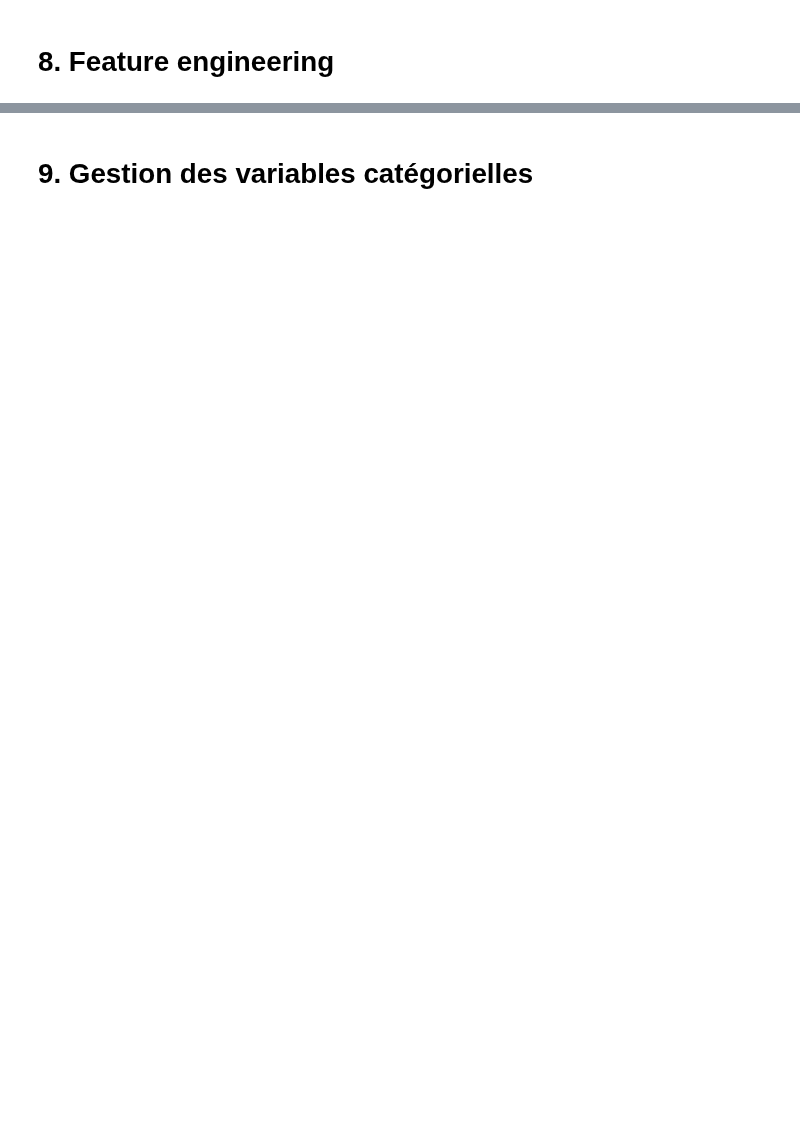
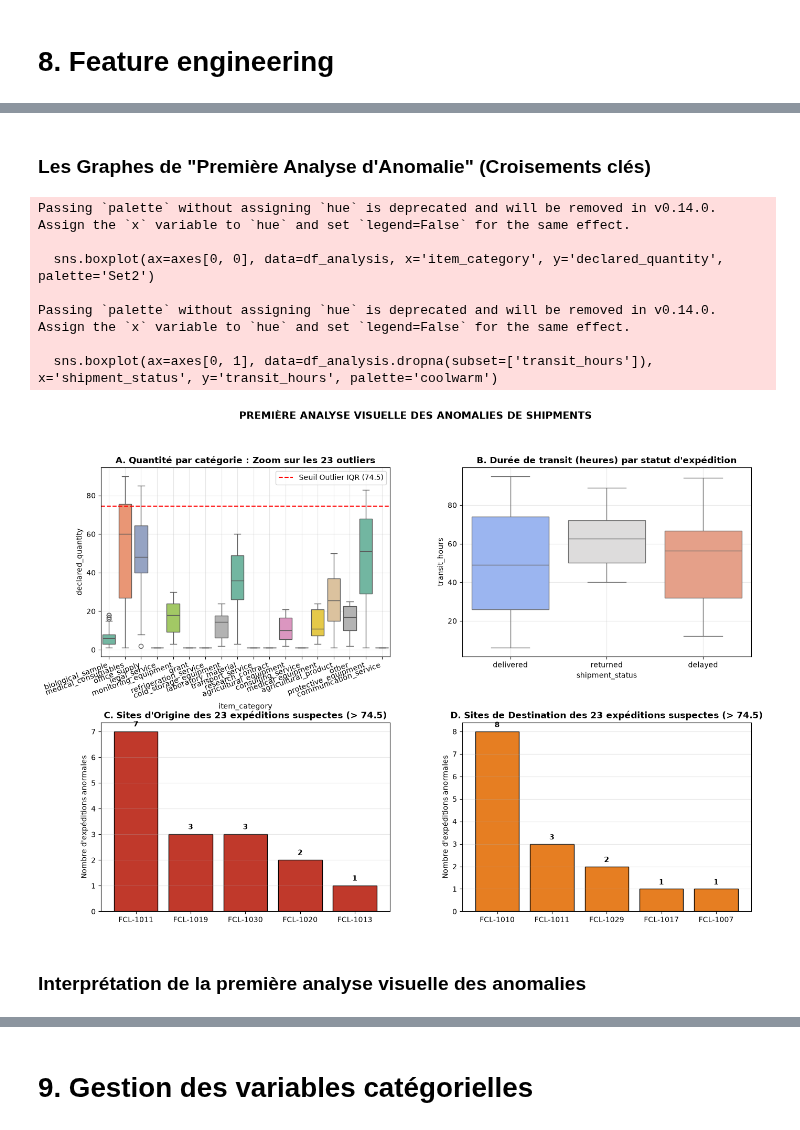
Before and after one commit to HananeDjouadi/G05-DataMining-2627, a Jupyter notebook: data/logistics/shipments.ipynb, the cells around one changed output, grey strips where cells are left out. Saved outputs shown, nothing was run; the diff lists cells and outputs as text; code cells hidden in the pictures; blank space fills up the shorter version.

```diff
--- a/data/logistics/shipments.ipynb
+++ b/data/logistics/shipments.ipynb
@@ -512,0 +664,13 @@ plt.show()
+# %%
+print("\n" + "="*80)
+print("BILAN DU FEATURE ENGINEERING (SHIPMENTS)")
+print("="*80)
+print(f"Dimensions initiales : {df.shape}")
+print(f"Dimensions finales   : {df_analysis.shape}")
+print(f"Nombre de nouvelles variables créées : {df_analysis.shape[1] - df.shape[1]}")
+print("\nListe des nouvelles features créées :")
+new_cols = [c for c in df_analysis.columns if c not in df.columns]
+for i, c in enumerate(new_cols, 1):
+    print(f"  {i}. {c} ({df_analysis[c].dtype})")
+
+display(df_analysis.head(3))
@@ -512,0 +809,51 @@ plt.show()
+# %% [markdown]
+### Les Graphes de "Première Analyse d'Anomalie" (Croisements clés)
+# %%
+fig, axes = plt.subplots(2, 2, figsize=(16, 11))
+plt.subplots_adjust(hspace=0.35, wspace=0.25)
+
+# Graphe A : Quantité déclarée selon la catégorie (Met en évidence que les 23 outliers sont 100% des consommables médicaux)
+sns.boxplot(ax=axes[0, 0], data=df_analysis, x='item_category', y='declared_quantity', palette='Set2')
+axes[0, 0].axhline(74.5, color='red', linestyle='--', label='Seuil Outlier IQR (74.5)')
+axes[0, 0].set_title("A. Quantité par catégorie : Zoom sur les 23 outliers", fontweight='bold')
+axes[0, 0].set_xticklabels(axes[0, 0].get_xticklabels(), rotation=20, ha='right')
+axes[0, 0].legend()
+axes[0, 0].grid(True, alpha=0.3)
+
+# Graphe B : Durée de transit selon le statut de livraison
+sns.boxplot(ax=axes[0, 1], data=df_analysis.dropna(subset=['transit_hours']), x='shipment_status', y='transit_hours', palette='coolwarm')
+axes[0, 1].set_title("B. Durée de transit (heures) par statut d'expédition", fontweight='bold')
+axes[0, 1].grid(True, alpha=0.3)
+
+# Graphe C : Quels sont les sites d'ORIGINE des 23 cargaisons suspectes ?
+outliers_df = df_analysis[df_analysis['is_high_volume'] == 1]
+top_origin = outliers_df['origin_facility_code'].value_counts().head(5)
+axes[1, 0].bar(top_origin.index, top_origin.values, color='#c0392b', edgecolor='black')
+axes[1, 0].set_title("C. Sites d'Origine des 23 expéditions suspectes (> 74.5)", fontweight='bold')
+axes[1, 0].set_ylabel("Nombre d'expéditions anormales")
+axes[1, 0].grid(True, alpha=0.3, axis='y')
+for i, v in enumerate(top_origin.values):
+    axes[1, 0].text(i, v + 0.2, str(v), ha='center', fontweight='bold')
+
+# Graphe D : Quels sont les sites de DESTINATION des 23 cargaisons suspectes ?
+top_dest = outliers_df['destination_facility_code'].value_counts().head(5)
+axes[1, 1].bar(top_dest.index, top_dest.values, color='#e67e22', edgecolor='black')
+axes[1, 1].set_title("D. Sites de Destination des 23 expéditions suspectes (> 74.5)", fontweight='bold')
+axes[1, 1].set_ylabel("Nombre d'expéditions anormales")
+axes[1, 1].grid(True, alpha=0.3, axis='y')
+for i, v in enumerate(top_dest.values):
+    axes[1, 1].text(i, v + 0.2, str(v), ha='center', fontweight='bold')
+
+plt.suptitle("PREMIÈRE ANALYSE VISUELLE DES ANOMALIES DE SHIPMENTS", fontsize=14, fontweight='bold')
+plt.show()
+# %% [output]
+Passing `palette` without assigning `hue` is deprecated and will be removed in v0.14.0. Assign the `x` variable to `hue` and set `legend=False` for the same effect.
+
+  sns.boxplot(ax=axes[0, 0], data=df_analysis, x='item_category', y='declared_quantity', palette='Set2')
+
+Passing `palette` without assigning `hue` is deprecated and will be removed in v0.14.0. Assign the `x` variable to `hue` and set `legend=False` for the same effect.
+
+  sns.boxplot(ax=axes[0, 1], data=df_analysis.dropna(subset=['transit_hours']), x='shipment_status', y='transit_hours', palette='coolwarm')
+[figure, added]
+# %% [markdown]
+### Interprétation de la première analyse visuelle des anomalies
```
Also changed, not shown: parts of 47 cells of this notebook.
